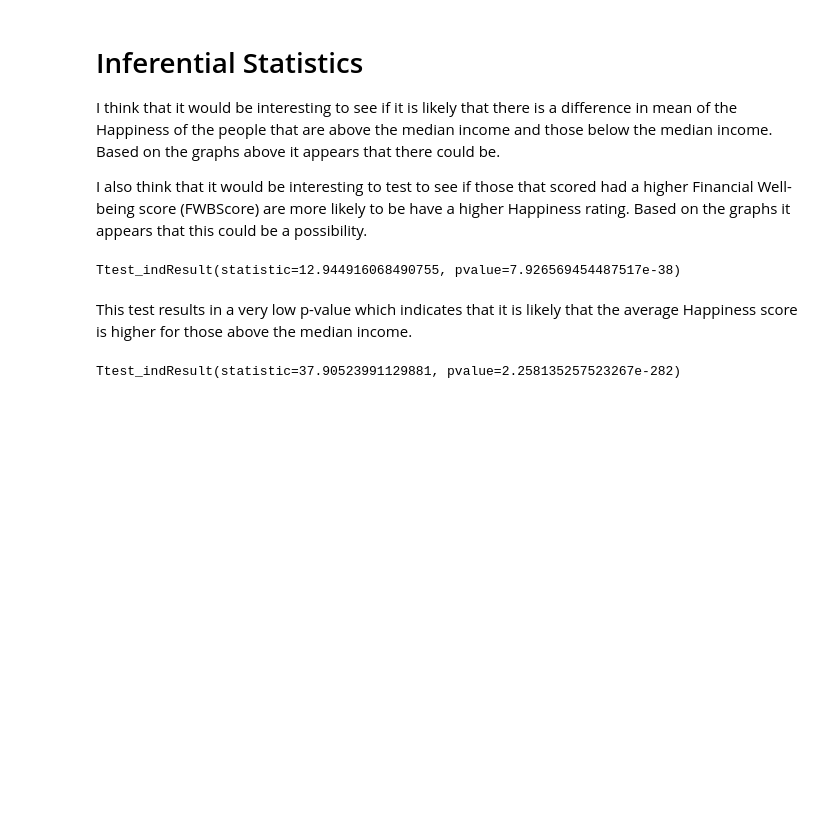
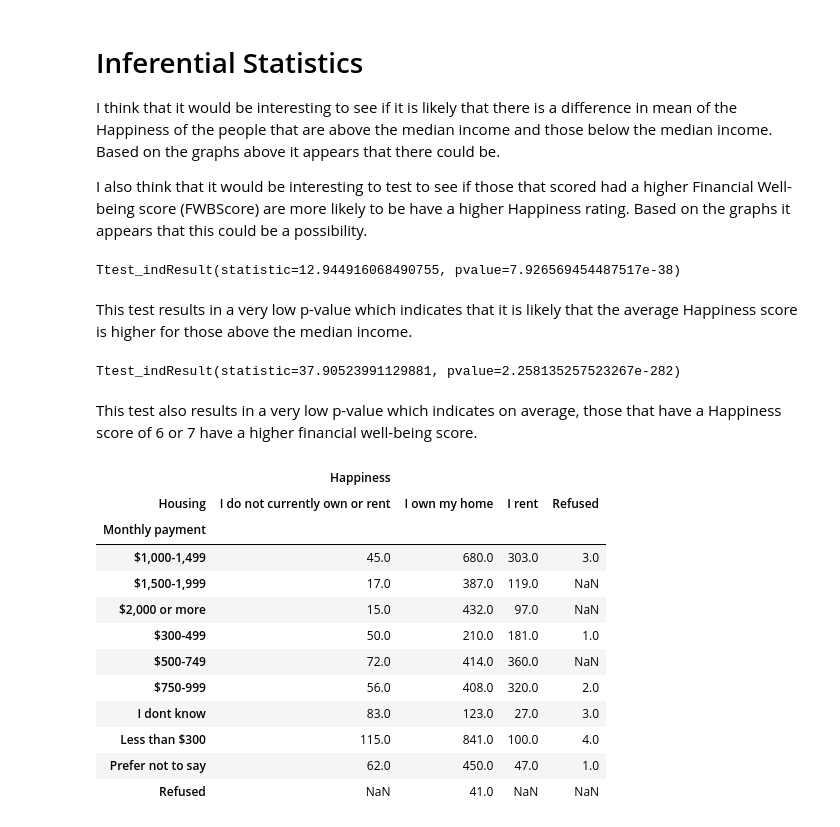
Before and after one commit to tanner-k/Capstone-2-Project-Financial-Wellness, a Jupyter notebook: notebooks/EDA.ipynb, the cells around one changed output. Drawn from its saved outputs; the diff is of its cells as text; code cells hidden in the pictures; blank space fills up the shorter version.

```diff
--- a/notebooks/EDA.ipynb
+++ b/notebooks/EDA.ipynb
@@ -147,3 +151,29 @@ scipy.stats.ttest_ind_from_stats(avg_67, std_67, n_67,
                                  avg_15, std_15, n_15)
 # %% [output]
 Ttest_indResult(statistic=37.90523991129881, pvalue=2.258135257523267e-282)
+# %% [markdown]
+This test also results in a very low p-value which indicates on average, those that have a Happiness score of 6 or 7 have a higher financial well-being score.
+# %%
+# important_vars = ["Happiness", "Future", "Hardwork", # Target variables
+#                   "FWBscore", "FSscore", "KHscore", "MATHARDSHIP", "SHOCKS", "BENEFITS", # Running variables
+#                   "HOUSING", "Monthly Payment", "Home value", "above_med_inc"] # Categorical variables
+
+pt = pd.pivot_table(data=df[["Monthly payment", "Housing", "Happiness"]],
+                    index="Monthly payment",
+                    columns="Housing",
+                    aggfunc="count")
+pt
+# %% [output]
+|  | Happiness |  |  |  |
+| Housing | I do not currently own or rent | I own my home | I rent | Refused |
+| Monthly payment |  |  |  |  |
+| $1,000-1,499 | 45.0 | 680.0 | 303.0 | 3.0 |
+| $1,500-1,999 | 17.0 | 387.0 | 119.0 | NaN |
+| $2,000 or more | 15.0 | 432.0 | 97.0 | NaN |
+| $300-499 | 50.0 | 210.0 | 181.0 | 1.0 |
+| $500-749 | 72.0 | 414.0 | 360.0 | NaN |
+| $750-999 | 56.0 | 408.0 | 320.0 | 2.0 |
+| I dont know | 83.0 | 123.0 | 27.0 | 3.0 |
+| Less than $300 | 115.0 | 841.0 | 100.0 | 4.0 |
+| Prefer not to say | 62.0 | 450.0 | 47.0 | 1.0 |
+| Refused | NaN | 41.0 | NaN | NaN |
```
Also changed, not shown: parts of 7 cells of this notebook, 2 other files.
